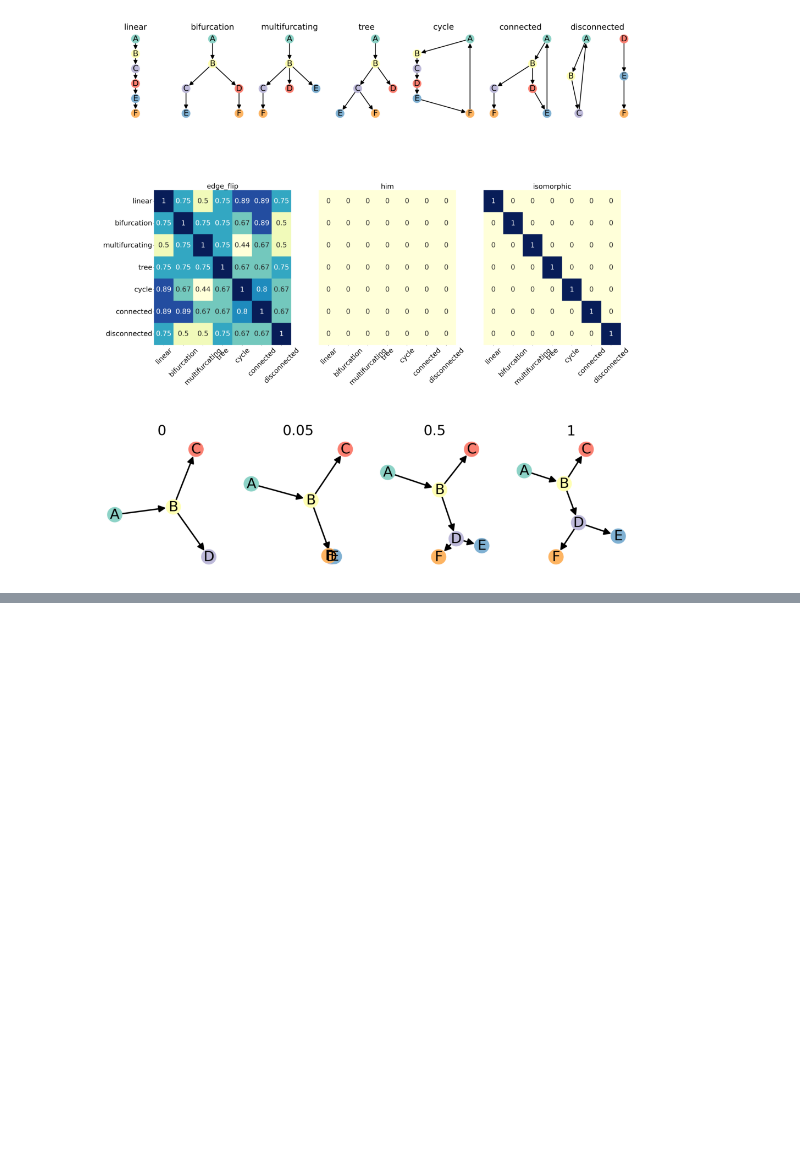
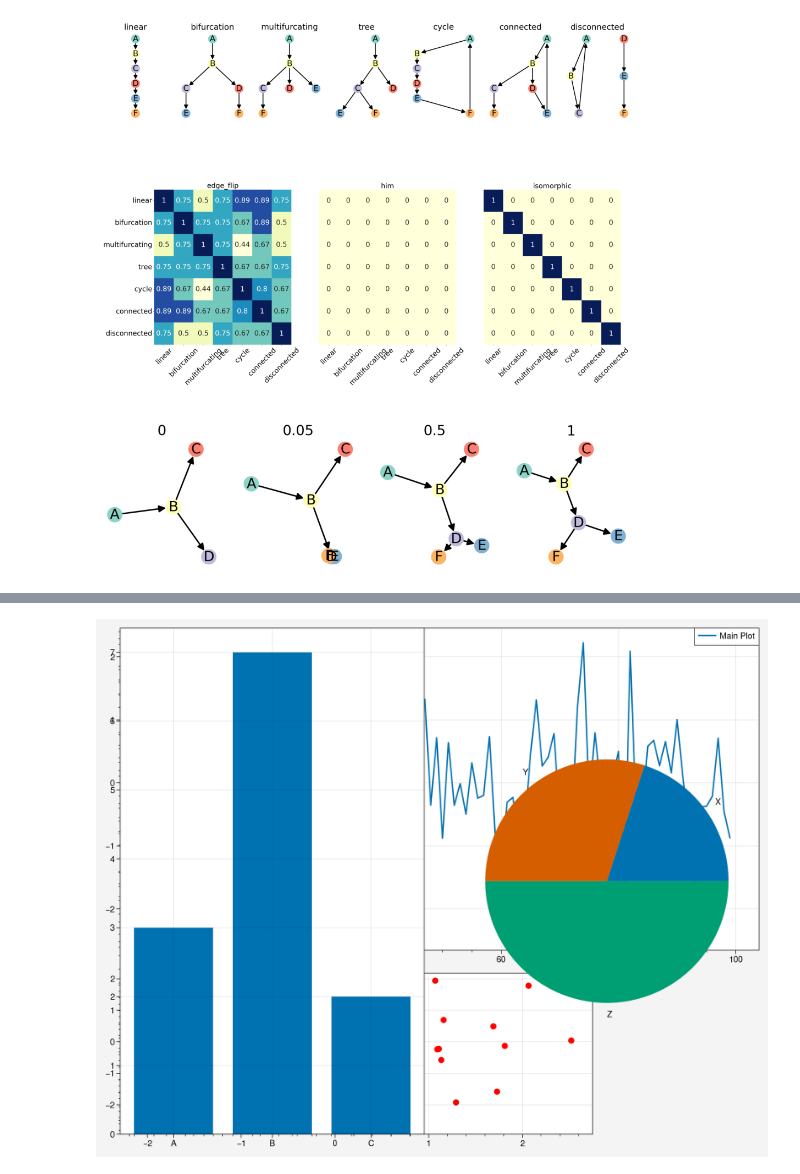
Before and after one commit to HuangDDU/cafe-release, a Jupyter notebook: benchmark/notebook/02-metrics/01-metric_characterisation/02-topology.ipynb, the cells around one changed output, grey strips where cells are left out. Saved outputs shown, nothing was run; the diff lists cells and outputs as text; code cells hidden in the pictures; blank space fills up the shorter version.

```diff
--- a/benchmark/notebook/02-metrics/01-metric_characterisation/02-topology.ipynb
+++ b/benchmark/notebook/02-metrics/01-metric_characterisation/02-topology.ipynb
@@ -313,0 +355,30 @@ plt.show()
+# %%
+import matplotlib.pyplot as plt
+import numpy as np
+from matplotlib.gridspec import GridSpec
+
+# 创建主画布
+fig = plt.figure(figsize=(10, 8))
+
+# 定义主网格：2行2列
+gs = GridSpec(2, 2, figure=fig, width_ratios=[3, 1], height_ratios=[2, 1])
+
+# 主图：占据第一行两列
+ax1 = fig.add_subplot(gs[0, :])
+ax1.plot(np.random.randn(100), label="Main Plot")
+ax1.legend()
+
+# 子图1：第二行第一列
+ax2 = fig.add_subplot(gs[1, 0])
+ax2.scatter(np.random.randn(50), np.random.randn(50), color='red')
+
+# 子图2：第二行第二列（嵌套子图）
+inner_gs = GridSpec(1, 2, wspace=0.1, hspace=0.1)
+ax3 = fig.add_subplot(inner_gs[0, 0])
+ax3.bar(['A', 'B', 'C'], [3, 7, 2])
+ax4 = fig.add_subplot(inner_gs[0, 1])
+ax4.pie([20, 30, 50], labels=['X', 'Y', 'Z'])
+
+plt.tight_layout()
+# %% [output]
+[figure, added]
```
Also changed, not shown: parts of 11 cells of this notebook, 21 other files.
